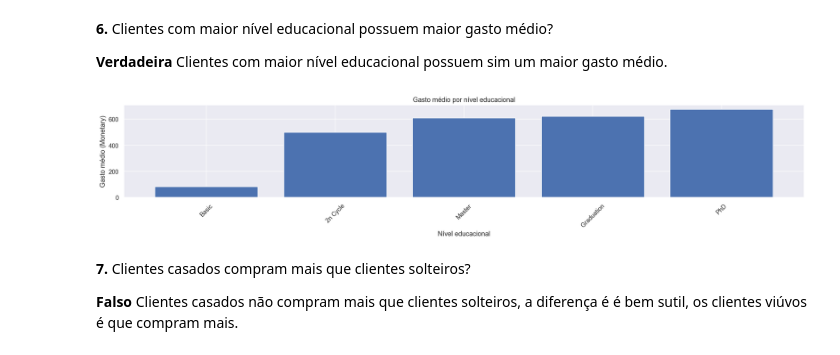
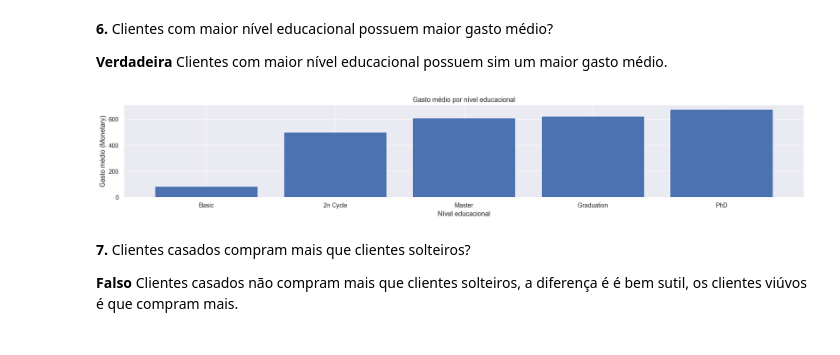
Before and after one commit to leonardonassibfonseca/segmentacao_de_clientes, a Jupyter notebook: notebooks/projeto.ipynb, the cells around one changed output. Saved outputs shown, nothing was run; the diff lists cells and outputs as text; code cells hidden in the pictures.

Commit message:
Adicionando imagens

```diff
--- a/notebooks/projeto.ipynb
+++ b/notebooks/projeto.ipynb
@@ -930,14 +927,14 @@ plt.show();
 # %%
 plt.figure(figsize = (22, 3))
 gasto_medio = df4.groupby('educacao_agrupado')['monetary'].mean().sort_values()
 plt.bar(gasto_medio.index, gasto_medio.values)
 plt.ylabel('Gasto médio (Monetary)')
 plt.xlabel('Nível educacional')
 plt.title('Gasto médio por nível educacional')
-plt.xticks(rotation = 45)
+plt.xticks(rotation = 0)
 plt.show();
 # %% [output]
-[figure, old version]
+[figure, new version]
 # %% [markdown]
 **7.** Clientes casados compram mais que clientes solteiros?
 
```
Also changed, not shown: parts of 16 cells of this notebook, 3 other files.
